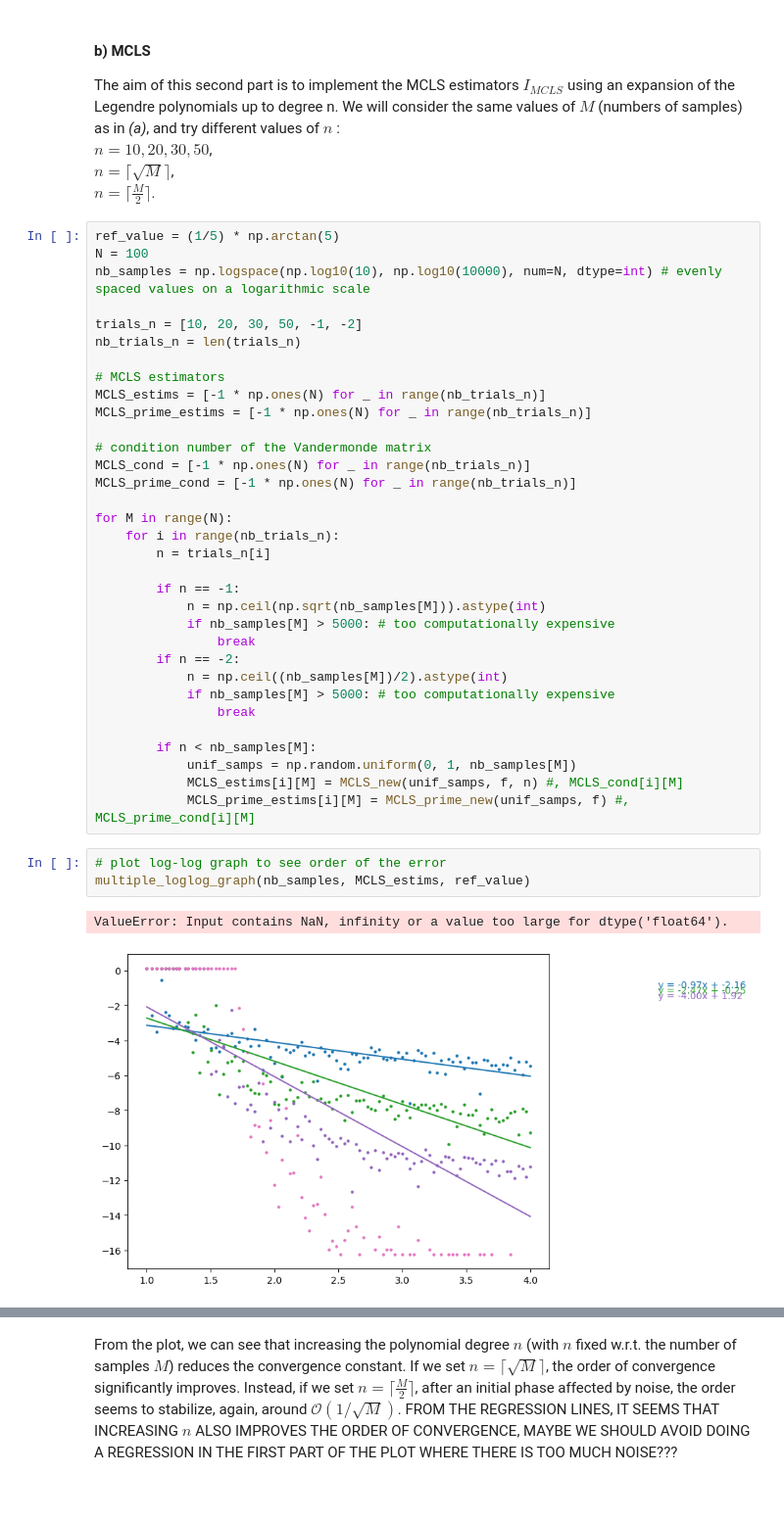
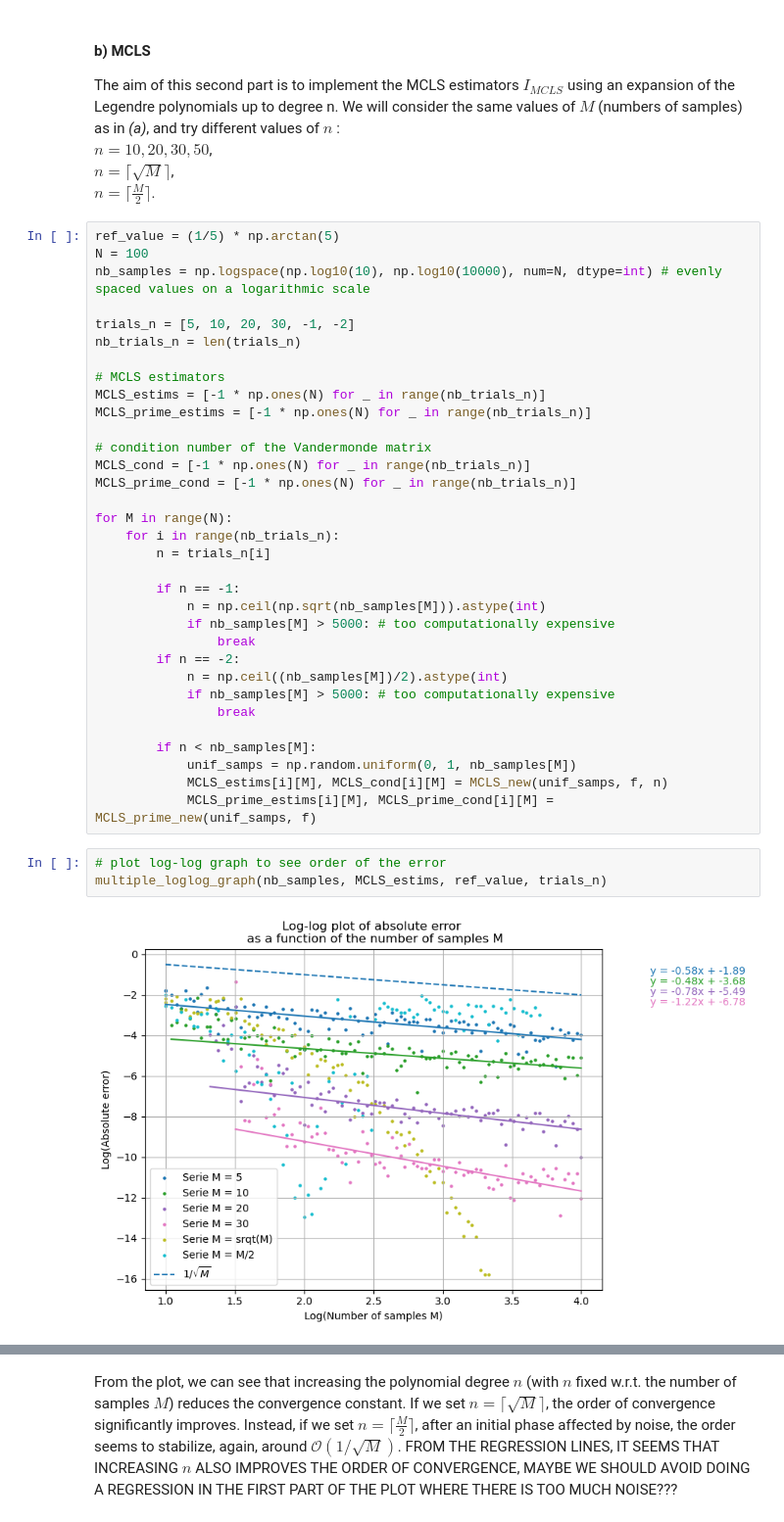
Before and after one commit to FraBet29/stochastic-simulation-project, a Jupyter notebook: notebook.ipynb, the cells around one changed output, grey strips where cells are left out. Shown: that part at 98% size. Cells and saved outputs as stored; diff of their text form; blank space fills up the shorter version.

```diff
--- a/notebook.ipynb
+++ b/notebook.ipynb
@@ -75,7 +75,7 @@ ref_value = (1/5) * np.arctan(5)
 N = 100
 nb_samples = np.logspace(np.log10(10), np.log10(10000), num=N, dtype=int) # evenly spaced values on a logarithmic scale
 
-trials_n = [10, 20, 30, 50, -1, -2]
+trials_n = [5, 10, 20, 30, -1, -2]
 nb_trials_n = len(trials_n)
 
 # MCLS estimators
@@ -101,11 +101,10 @@ for M in range(N):
 
         if n < nb_samples[M]:
             unif_samps = np.random.uniform(0, 1, nb_samples[M])
-            MCLS_estims[i][M] = MCLS_new(unif_samps, f, n) #, MCLS_cond[i][M]
-            MCLS_prime_estims[i][M] = MCLS_prime_new(unif_samps, f) #, MCLS_prime_cond[i][M]
+            MCLS_estims[i][M], MCLS_cond[i][M] = MCLS_new(unif_samps, f, n)
+            MCLS_prime_estims[i][M], MCLS_prime_cond[i][M] = MCLS_prime_new(unif_samps, f)
 # %%
 # plot log-log graph to see order of the error
-multiple_loglog_graph(nb_samples, MCLS_estims, ref_value)
+multiple_loglog_graph(nb_samples, MCLS_estims, ref_value, trials_n)
 # %% [output]
-ValueError: Input contains NaN, infinity or a value too large for dtype('float64').
-[figure, old version]
+[figure, new version]
```
Also changed, not shown: parts of 6 cells of this notebook, 1 other file.
